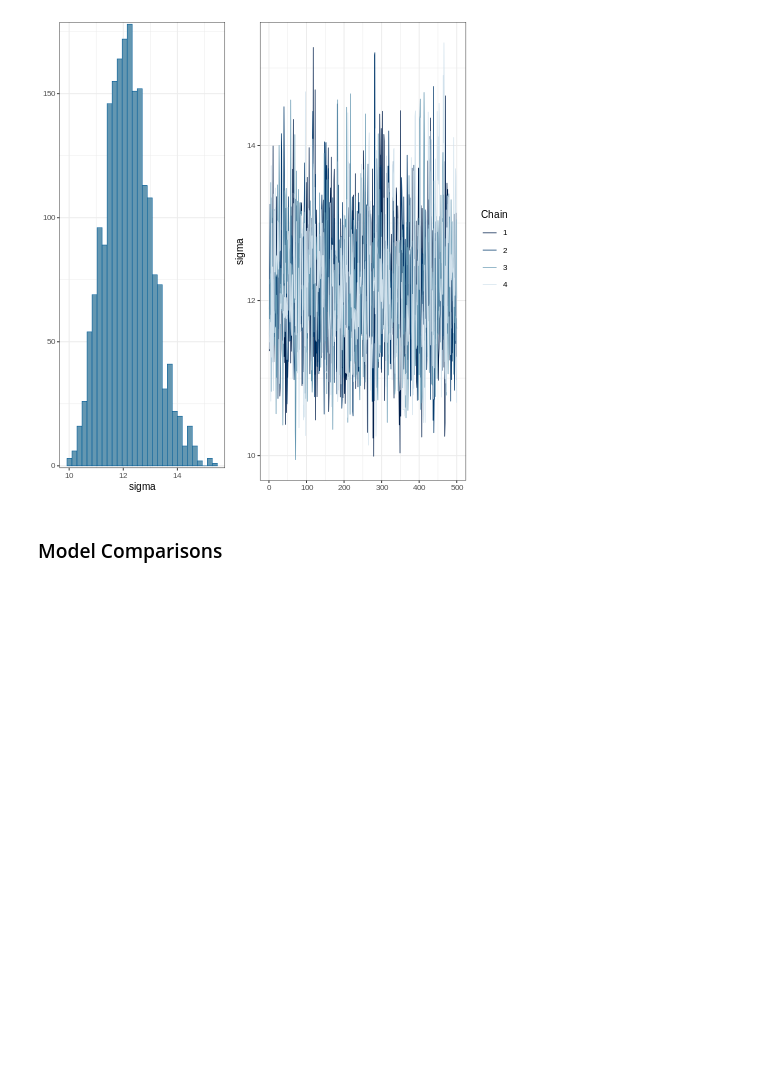
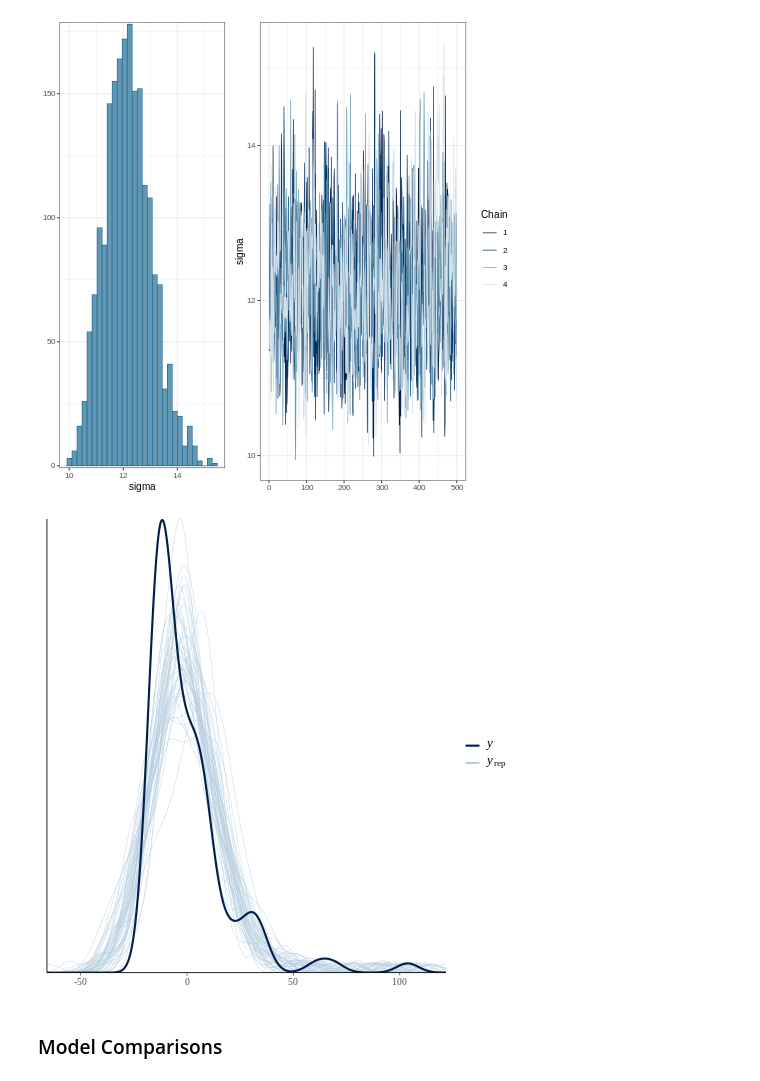
Before and after one commit to nthammadi-uncc/MultiEffects_AirPollutants, a Jupyter notebook: Notebooks/AP_Multi_Effects_Model_for_Air_Pollutant_Analysis.ipynb, the cells around one changed output. Saved outputs shown, nothing was run; the diff lists cells and outputs as text; code cells hidden in the pictures; blank space fills up the shorter version.

Commit message:
predictive modeling results

```diff
--- a/Notebooks/AP_Multi_Effects_Model_for_Air_Pollutant_Analysis.ipynb
+++ b/Notebooks/AP_Multi_Effects_Model_for_Air_Pollutant_Analysis.ipynb
@@ -754,6 +755,12 @@ R[write to console]: `stat_bin()` using `bins = 30`. Pick better value with `bin
 Hit <Return> to see next plot:
 [figure]
 [figure]
+# %%
+%%R
+#sample draws from model 3
+pp_check(bayes_mod3, type = "dens_overlay", nsamples = 50)
+# %% [output]
+[figure, added]
 # %% [markdown]
 ### Model Comparisons
 # %%
```
Also changed, not shown: parts of 11 cells of this notebook.
